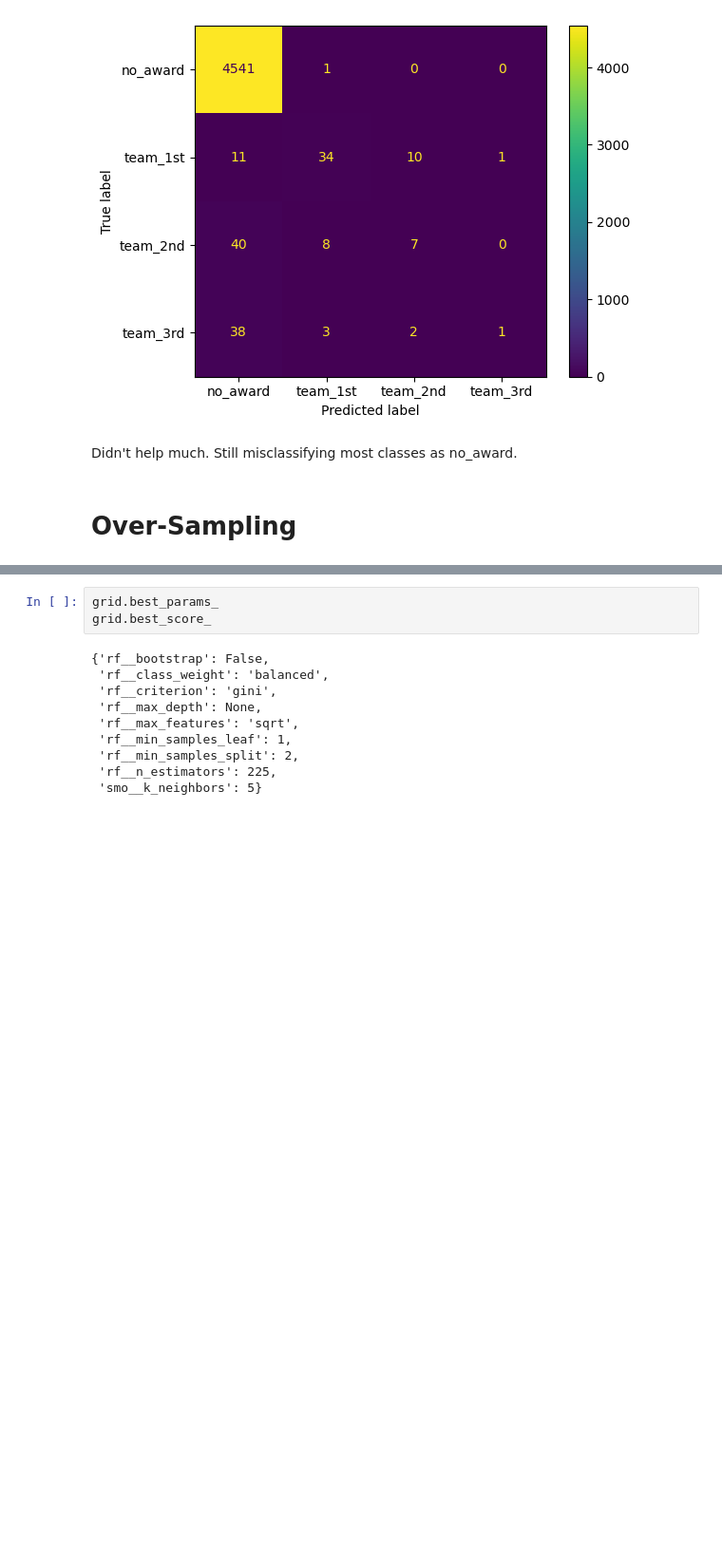
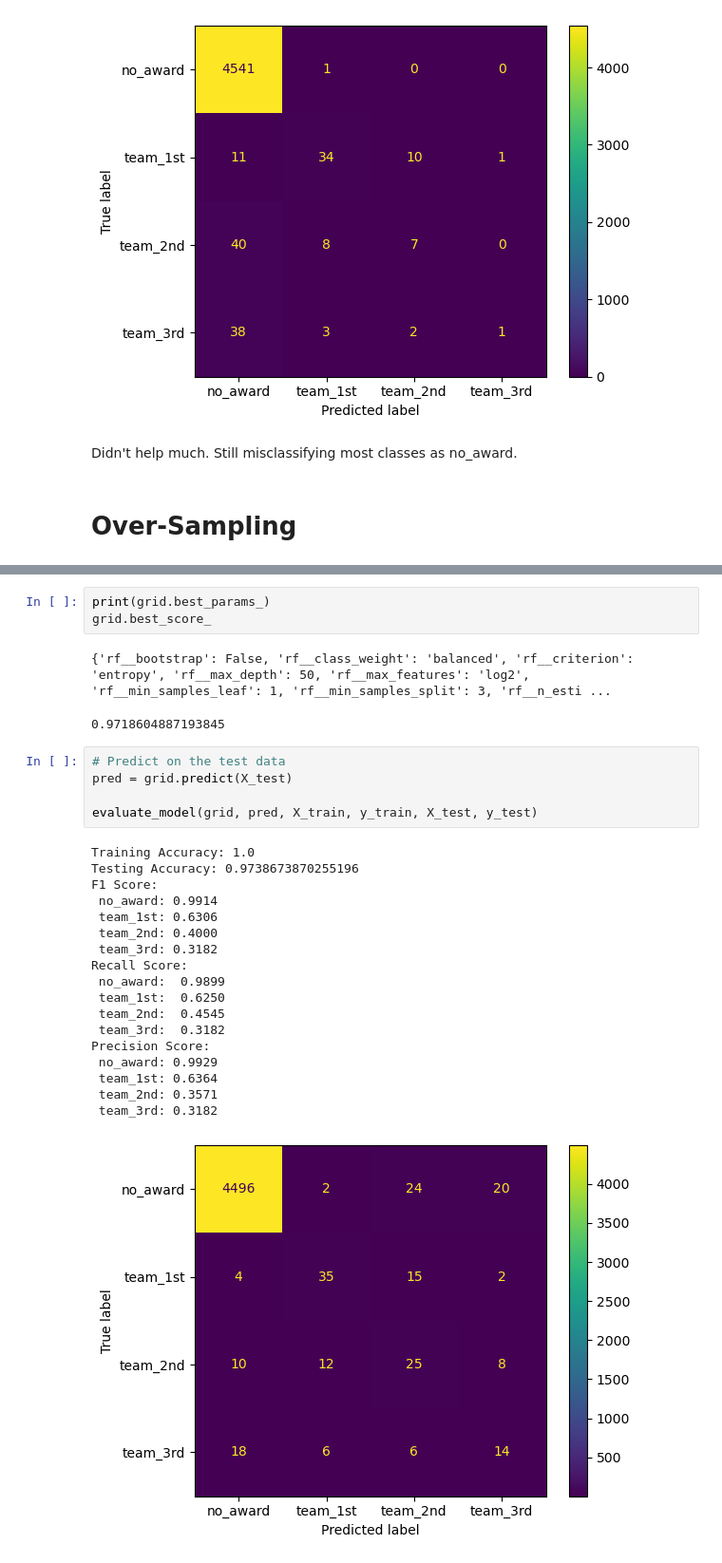
Before and after one commit to ewint814/All_NBA_Prediction, a Jupyter notebook: 03_Modeling.ipynb, the cells around one changed output, grey strips where cells are left out. Shown at 95% size. Cells and saved outputs as stored; diff of their text form; blank space fills up the shorter version.

Commit message:
added doc-strings to functions and created additional models

```diff
--- a/03_Modeling.ipynb
+++ b/03_Modeling.ipynb
@@ -189,14 +179,31 @@ RandomizedSearchCV(estimator=Pipeline(steps=[('ss', StandardScaler()),
 # %%
-grid.best_params_
+print(grid.best_params_)
 grid.best_score_
 # %% [output]
-{'rf__bootstrap': False,
- 'rf__class_weight': 'balanced',
- 'rf__criterion': 'gini',
- 'rf__max_depth': None,
- 'rf__max_features': 'sqrt',
- 'rf__min_samples_leaf': 1,
- 'rf__min_samples_split': 2,
- 'rf__n_estimators': 225,
- 'smo__k_neighbors': 5}
+{'rf__bootstrap': False, 'rf__class_weight': 'balanced', 'rf__criterion': 'entropy', 'rf__max_depth': 50, 'rf__max_features': 'log2', 'rf__min_samples_leaf': 1, 'rf__min_samples_split': 3, 'rf__n_esti ...
+0.9718604887193845
+# %%
+# Predict on the test data
+pred = grid.predict(X_test)
+
+evaluate_model(grid, pred, X_train, y_train, X_test, y_test)
+# %% [output]
+Training Accuracy: 1.0
+Testing Accuracy: 0.9738673870255196
+F1 Score:
+ no_award: 0.9914
+ team_1st: 0.6306
+ team_2nd: 0.4000
+ team_3rd: 0.3182
+Recall Score:
+ no_award:  0.9899
+ team_1st:  0.6250
+ team_2nd:  0.4545
+ team_3rd:  0.3182
+Precision Score:
+ no_award: 0.9929
+ team_1st: 0.6364
+ team_2nd: 0.3571
+ team_3rd: 0.3182
+[figure, added]
 # %%
```
Also changed, not shown: parts of 14 cells of this notebook, 1 other file.
